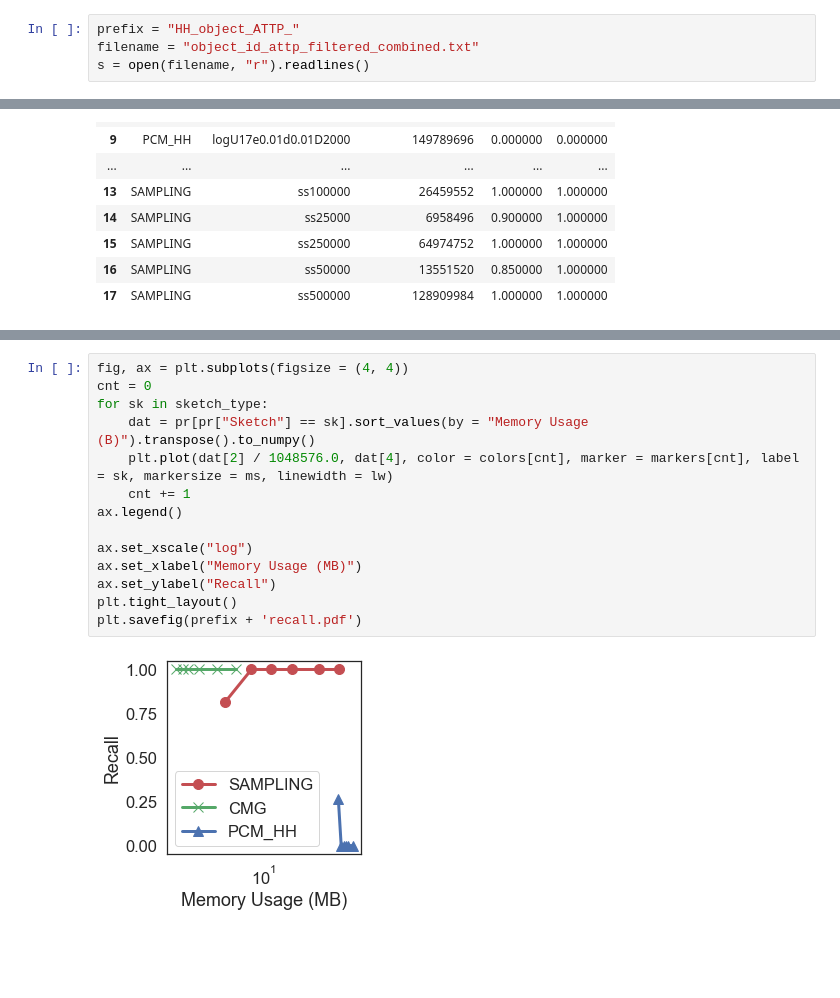
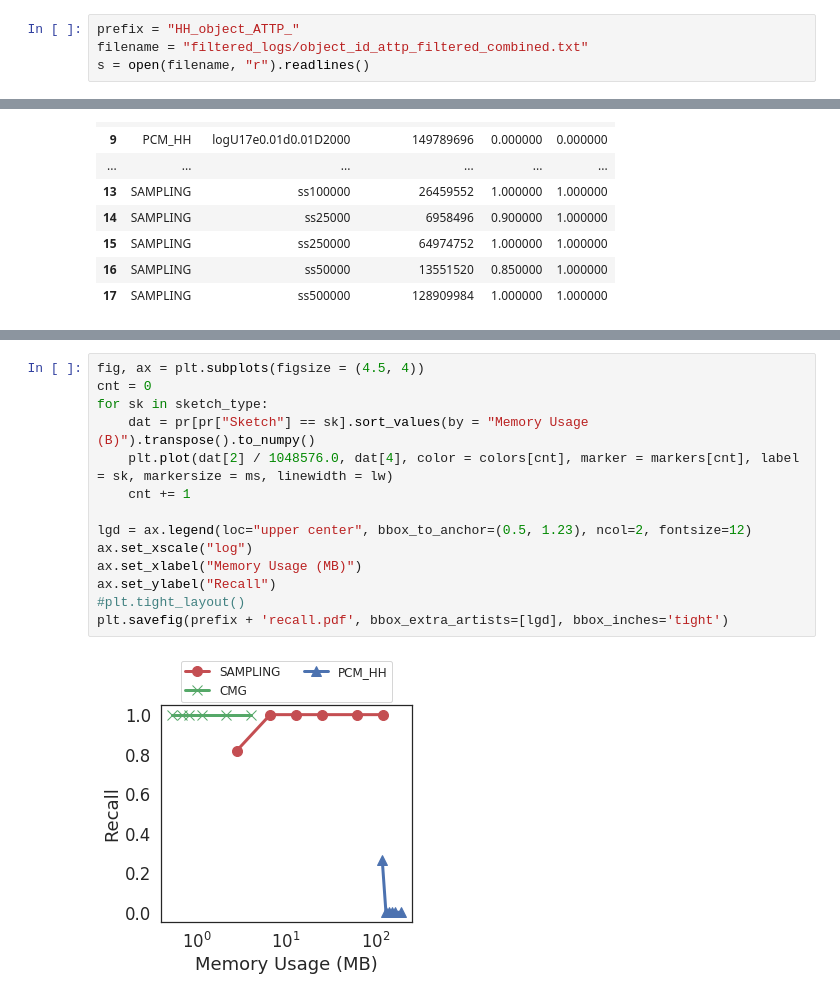
Before and after one commit to Yanqing-UTAH/ATTPCode, a Jupyter notebook: plot/HH_ATTP_objectid.ipynb, the cells around one changed output, grey strips where cells are left out. Drawn from its saved outputs; the diff is of its cells as text; blank space fills up the shorter version.

```diff
--- a/plot/HH_ATTP_objectid.ipynb
+++ b/plot/HH_ATTP_objectid.ipynb
@@ -8,7 +10,7 @@ sns.set(font_scale=1.5)
 sns.set_style("white")
 # %%
 prefix = "HH_object_ATTP_"
-filename = "object_id_attp_filtered_combined.txt"
+filename = "filtered_logs/object_id_attp_filtered_combined.txt"
 s = open(filename, "r").readlines()
 # %%
 raw_pr = []
@@ -168,17 +171,17 @@ plt.savefig(prefix + 'precision.pdf')
 # %%
-fig, ax = plt.subplots(figsize = (4, 4))
+fig, ax = plt.subplots(figsize = (4.5, 4))
 cnt = 0
 for sk in sketch_type:
     dat = pr[pr["Sketch"] == sk].sort_values(by = "Memory Usage (B)").transpose().to_numpy()
     plt.plot(dat[2] / 1048576.0, dat[4], color = colors[cnt], marker = markers[cnt], label = sk, markersize = ms, linewidth = lw)
     cnt += 1
-ax.legend()
 
+lgd = ax.legend(loc="upper center", bbox_to_anchor=(0.5, 1.23), ncol=2, fontsize=12)
 ax.set_xscale("log")
 ax.set_xlabel("Memory Usage (MB)")
 ax.set_ylabel("Recall")
-plt.tight_layout()
-plt.savefig(prefix + 'recall.pdf')
+#plt.tight_layout()
+plt.savefig(prefix + 'recall.pdf', bbox_extra_artists=[lgd], bbox_inches='tight')
 # %% [output]
-[figure, old version]
+[figure, new version]
 # %%
```
Also changed, not shown: parts of 6 cells of this notebook, 8 other files.
